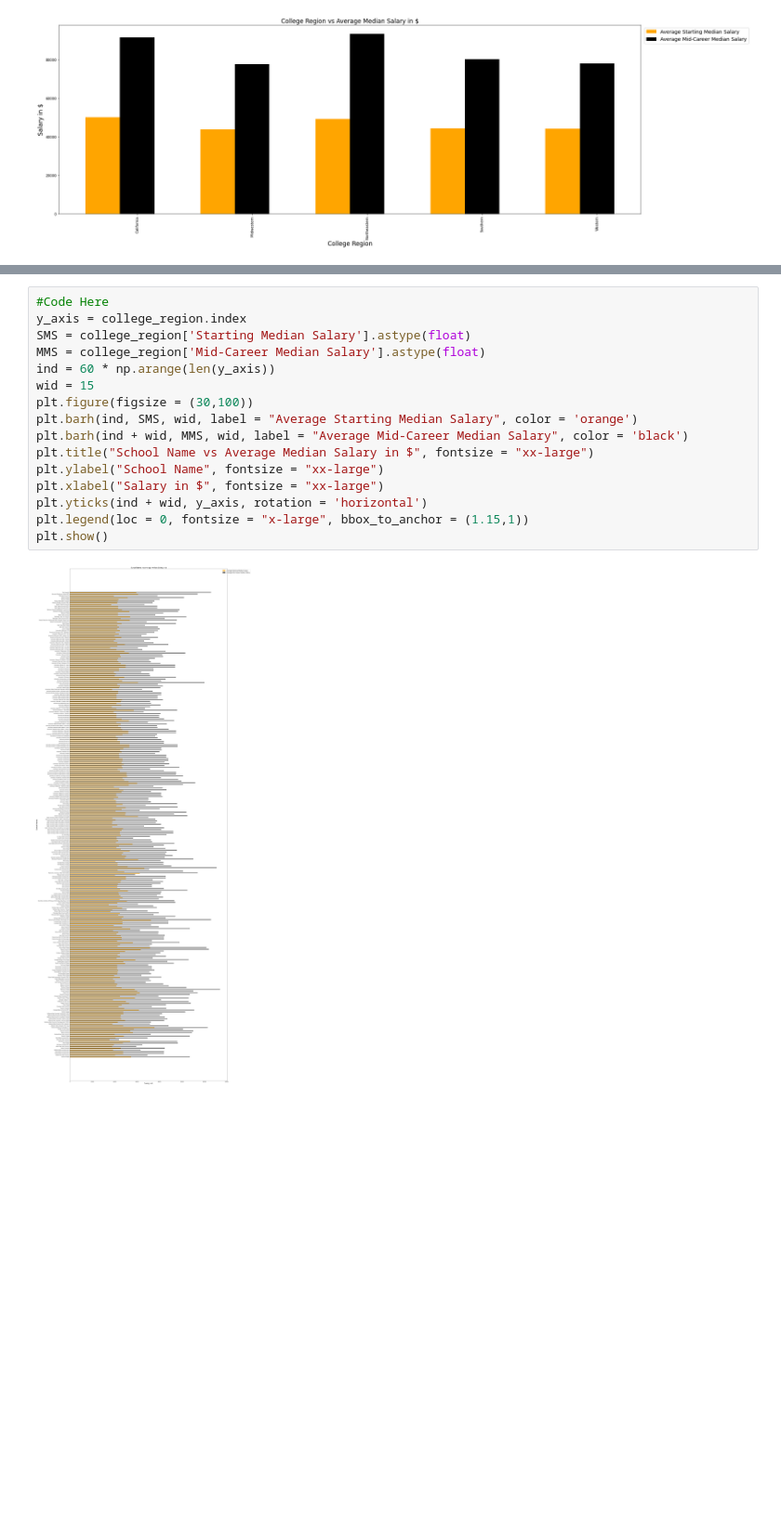
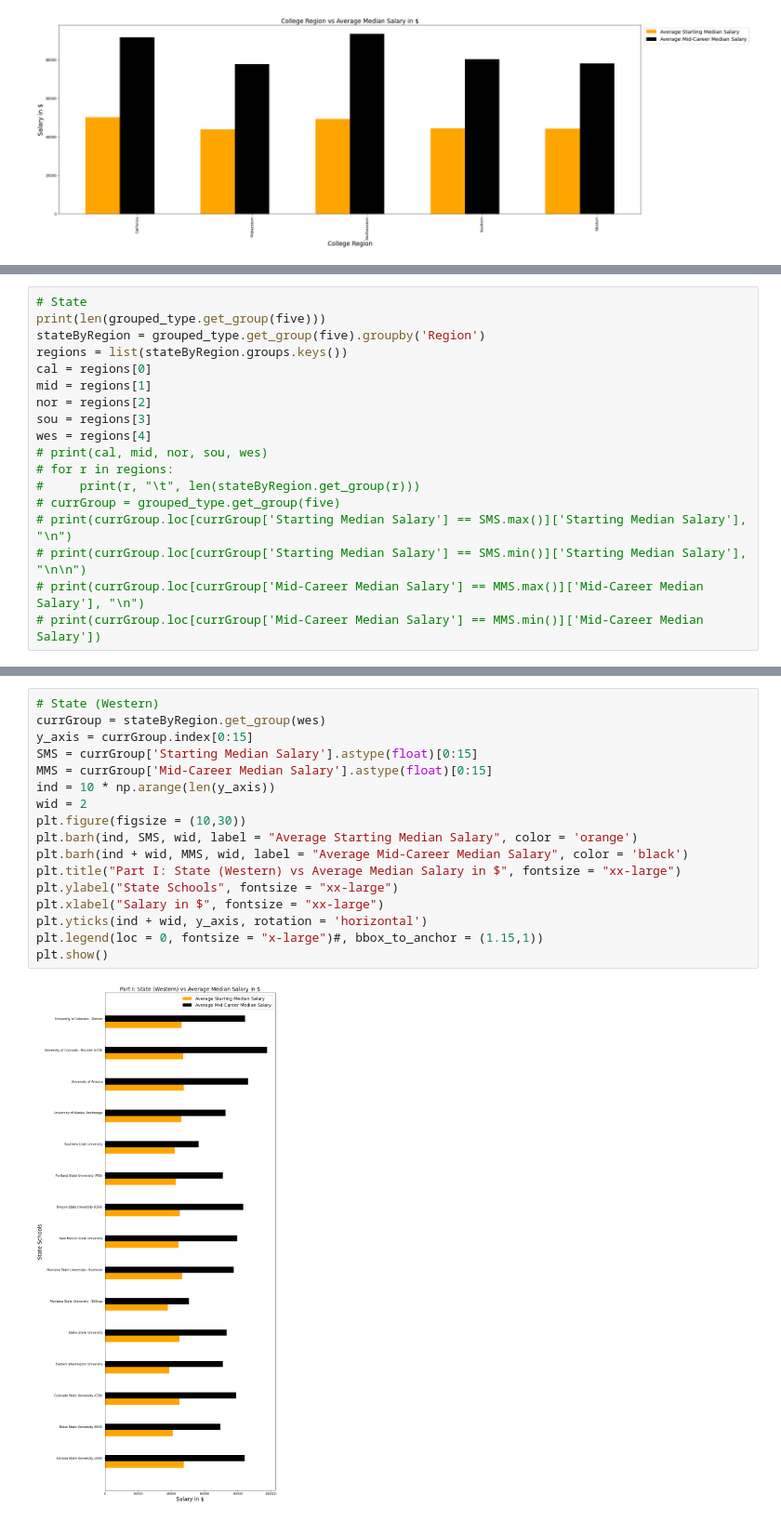
Before and after one commit to CS301-Group4/Student-Grades, a Jupyter notebook: Question_1.ipynb, the cells around one changed output, grey strips where cells are left out. Shown at 93% size. Cells and saved outputs as stored; diff of their text form; blank space fills up the shorter version.

```diff
--- a/Question_1.ipynb
+++ b/Question_1.ipynb
@@ -439,0 +652,18 @@ plt.show()
+# %%
+# State
+print(len(grouped_type.get_group(five)))
+stateByRegion = grouped_type.get_group(five).groupby('Region')
+regions = list(stateByRegion.groups.keys())
+cal = regions[0]
+mid = regions[1]
+nor = regions[2]
+sou = regions[3]
+wes = regions[4]
+# print(cal, mid, nor, sou, wes)
+# for r in regions:
+#     print(r, "\t", len(stateByRegion.get_group(r)))
+# currGroup = grouped_type.get_group(five)
+# print(currGroup.loc[currGroup['Starting Median Salary'] == SMS.max()]['Starting Median Salary'], "\n")
+# print(currGroup.loc[currGroup['Starting Median Salary'] == SMS.min()]['Starting Median Salary'], "\n\n")
+# print(currGroup.loc[currGroup['Mid-Career Median Salary'] == MMS.max()]['Mid-Career Median Salary'], "\n")
+# print(currGroup.loc[currGroup['Mid-Career Median Salary'] == MMS.min()]['Mid-Career Median Salary'])
@@ -440,18 +826,19 @@ plt.show()
 # %%
-#Code Here
-y_axis = college_region.index
-SMS = college_region['Starting Median Salary'].astype(float)
-MMS = college_region['Mid-Career Median Salary'].astype(float)
-ind = 60 * np.arange(len(y_axis))
-wid = 15
-plt.figure(figsize = (30,100))
+# State (Western)
+currGroup = stateByRegion.get_group(wes)
+y_axis = currGroup.index[0:15]
+SMS = currGroup['Starting Median Salary'].astype(float)[0:15]
+MMS = currGroup['Mid-Career Median Salary'].astype(float)[0:15]
+ind = 10 * np.arange(len(y_axis))
+wid = 2
+plt.figure(figsize = (10,30))
 plt.barh(ind, SMS, wid, label = "Average Starting Median Salary", color = 'orange')
 plt.barh(ind + wid, MMS, wid, label = "Average Mid-Career Median Salary", color = 'black')
-plt.title("School Name vs Average Median Salary in $", fontsize = "xx-large")
-plt.ylabel("School Name", fontsize = "xx-large")
+plt.title("Part I: State (Western) vs Average Median Salary in $", fontsize = "xx-large")
+plt.ylabel("State Schools", fontsize = "xx-large")
 plt.xlabel("Salary in $", fontsize = "xx-large")
 plt.yticks(ind + wid, y_axis, rotation = 'horizontal')
-plt.legend(loc = 0, fontsize = "x-large", bbox_to_anchor = (1.15,1))
+plt.legend(loc = 0, fontsize = "x-large")#, bbox_to_anchor = (1.15,1))
 plt.show()
 # %% [output]
-[figure, old version]
+[figure, new version]
```
Also changed, not shown: parts of 78 cells of this notebook.
